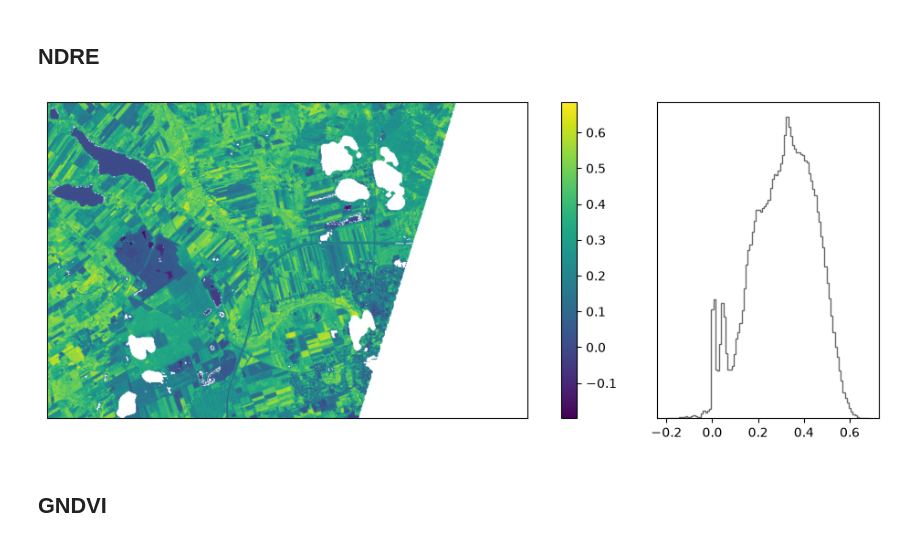
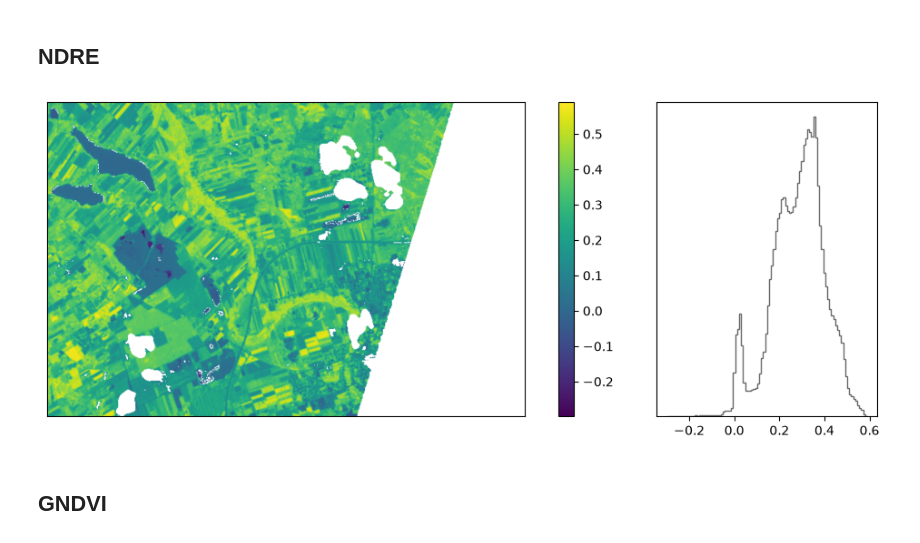
Before and after one commit to mikolaj-kowal/rs-vegetation-indices-analysis, a Jupyter notebook: notebooks/02-index-calculation.ipynb, the cells around one changed output. Drawn from its saved outputs; the diff is of its cells as text; code cells hidden in the pictures.

```diff
--- a/notebooks/02-index-calculation.ipynb
+++ b/notebooks/02-index-calculation.ipynb
@@ -41,6 +42,11 @@ with rasterio.open(out_multiband) as src:
     b05 = src.read(BAND_IDX["B05"])
     b08 = src.read(BAND_IDX["B08"])
     b8a = src.read(BAND_IDX["B8A"])
+
+    idx_profile = src.profile.copy()
+    idx_profile.update(
+        count=1
+    )
 # %% [markdown]
 ## True color
 # %%
@@ -135,16 +153,16 @@ ndre = np.divide(numerator, denominator, out=np.full(b8a.shape, np.nan, dtype=np
 # %%
 fig, ax = plt.subplots(1, 2, figsize=(10, 4), width_ratios=[3, 1])
-im = ax[0].imshow(savi, cmap="viridis")
-ax[1].hist(savi[np.isfinite(savi)], bins=100, histtype="step", color="dimgray");
+im = ax[0].imshow(ndre, cmap="viridis")
+ax[1].hist(ndre[np.isfinite(ndre)], bins=100, histtype="step", color="dimgray");
 fig.colorbar(im, ax=ax[0])
 
 ax[0].get_xaxis().set_visible(False)
 ax[0].get_yaxis().set_visible(False)
 
 ax[1].get_yaxis().set_visible(False)
 plt.tight_layout()
 # %% [output]
-[figure, old version]
+[figure, new version]
 # %% [markdown]
 ## GNDVI
 # %%
```
Also changed, not shown: parts of 6 cells of this notebook, 2 other files.
